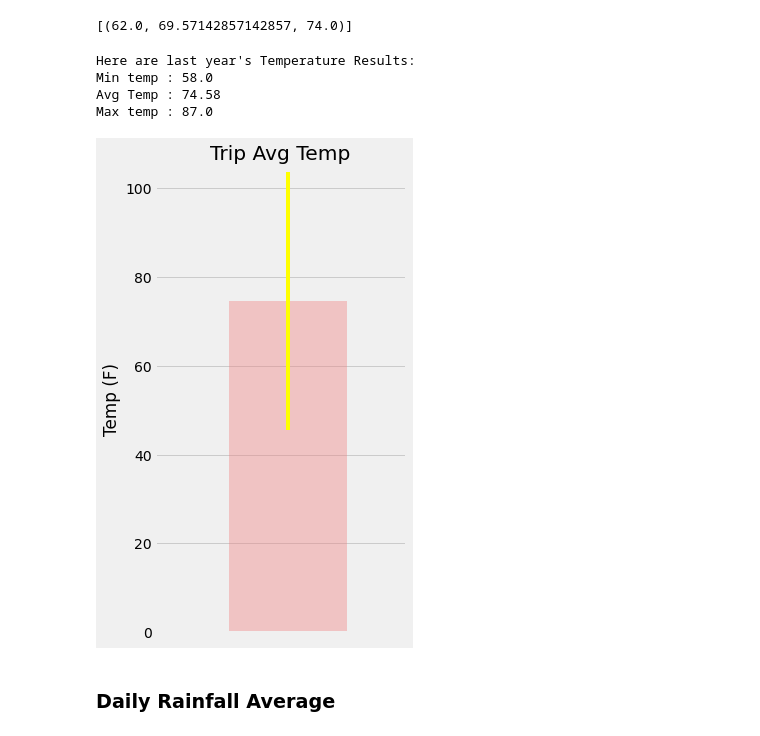
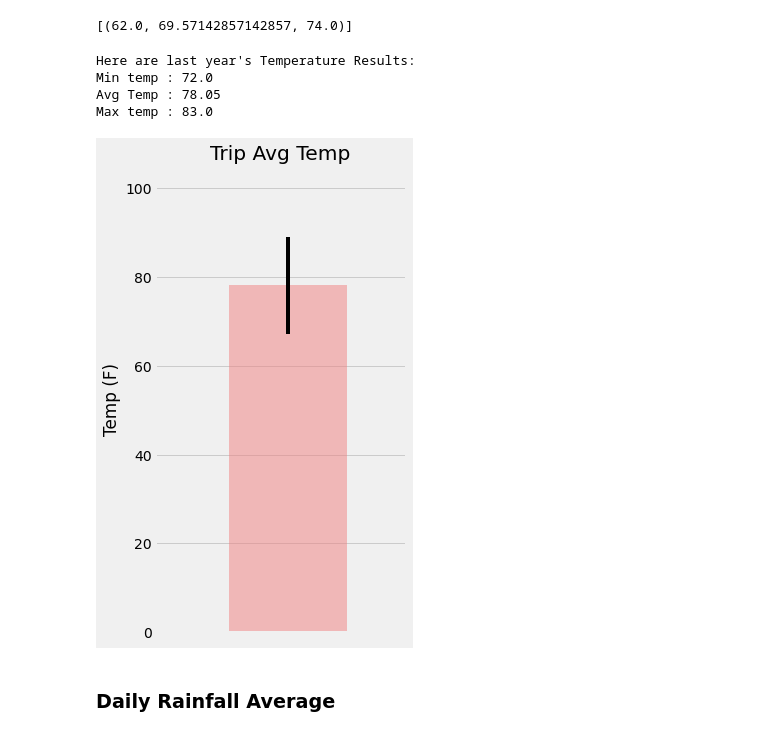
Before and after one commit to mirahmed07/sqlalchemy-challenge, a Jupyter notebook: temp_analysis_bonus_2_starter.ipynb, the cells around one changed output. Saved outputs shown, nothing was run; the diff lists cells and outputs as text; code cells hidden in the pictures.

```diff
--- a/temp_analysis_bonus_2_starter.ipynb
+++ b/temp_analysis_bonus_2_starter.ipynb
@@ -66,41 +73,39 @@ print(calc_temps('2012-02-28', '2012-03-05'))
 # %%
 # Use the function `calc_temps` to calculate the tmin, tavg, and tmax
 # for a year in the data set
-last_date = session.query(Measurement.date).order_by(Measurement.date.desc()).first()
-last_date = last_date[0]
-one_year_ago = dt.datetime.strptime(last_date, '%Y-%m-%d') - dt.timedelta(days=365)
-for result in calc_temps(one_year_ago, last_date):
+
+for result in calc_temps(startdate_oneyearago, enddate_oneyearago):
     print(f"Here are last year's Temperature Results:")
     print(f"Min temp : {result[0]}")
     print(f"Avg Temp : {round(result[1],2)}")
     print(f"Max temp : {result[2]}")
 # %% [output]
 Here are last year's Temperature Results:
-Min temp : 58.0
-Avg Temp : 74.58
-Max temp : 87.0
+Min temp : 72.0
+Avg Temp : 78.05
+Max temp : 83.0
 # %%
 # Plot the results from your previous query as a bar chart.
 # Use "Trip Avg Temp" as your Title
 # Use the average temperature for bar height (y value)
 # Use the peak-to-peak (tmax-tmin) value as the y error bar (yerr)
 peak_difference = lambda x, y: y-x
 error_bar = peak_difference(result[0], result[2])
 mean = result[1]
 x_pos = 1    # the x locations for the groups
 
 plt.figure(figsize=(4,8))
 plt.xticks([])
 
 plt.title("Trip Avg Temp")
 plt.ylabel("Temp (F)")
 plt.xlim(.10 , 1.8)
 plt.ylim(0,105)
 
-plt.bar(x_pos, mean, yerr=error_bar, color='lightcoral', ecolor="yellow", align="center", alpha=0.4)
+plt.bar(x_pos, mean, yerr=error_bar, color='lightcoral', ecolor="black", align="center", alpha=0.5)
 plt.savefig("Images/avg_temp_one_year.png")
 plt.show()
 # %% [output]
-[figure, old version]
+[figure, new version]
 # %% [markdown]
 ### Daily Rainfall Average
```
Also changed, not shown: parts of 4 cells of this notebook, 4 other files.
